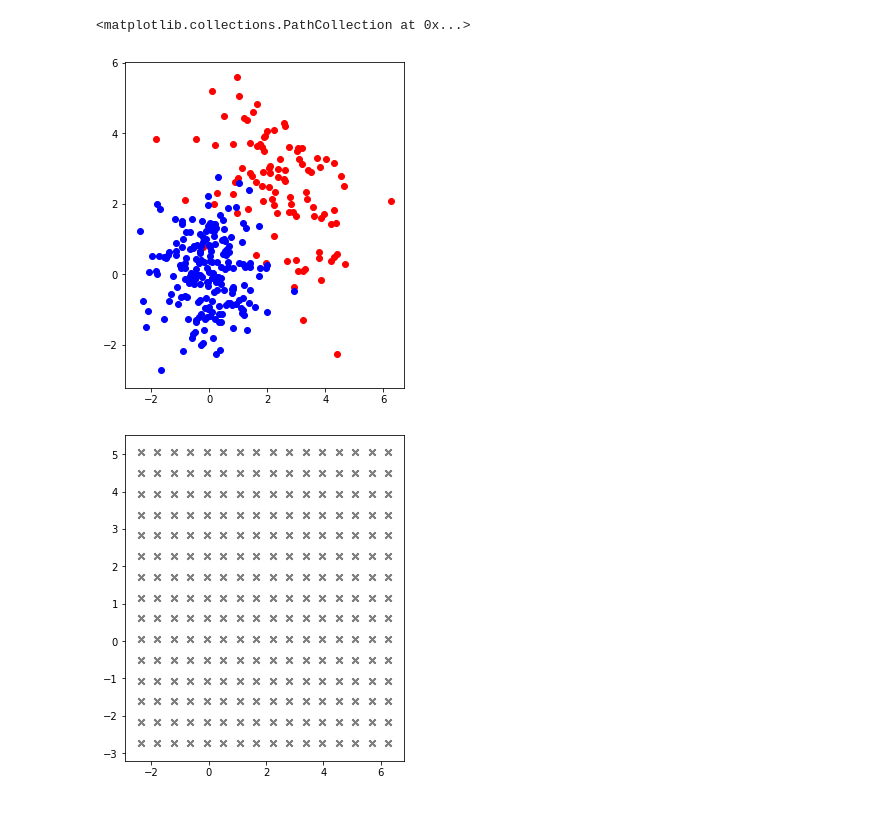
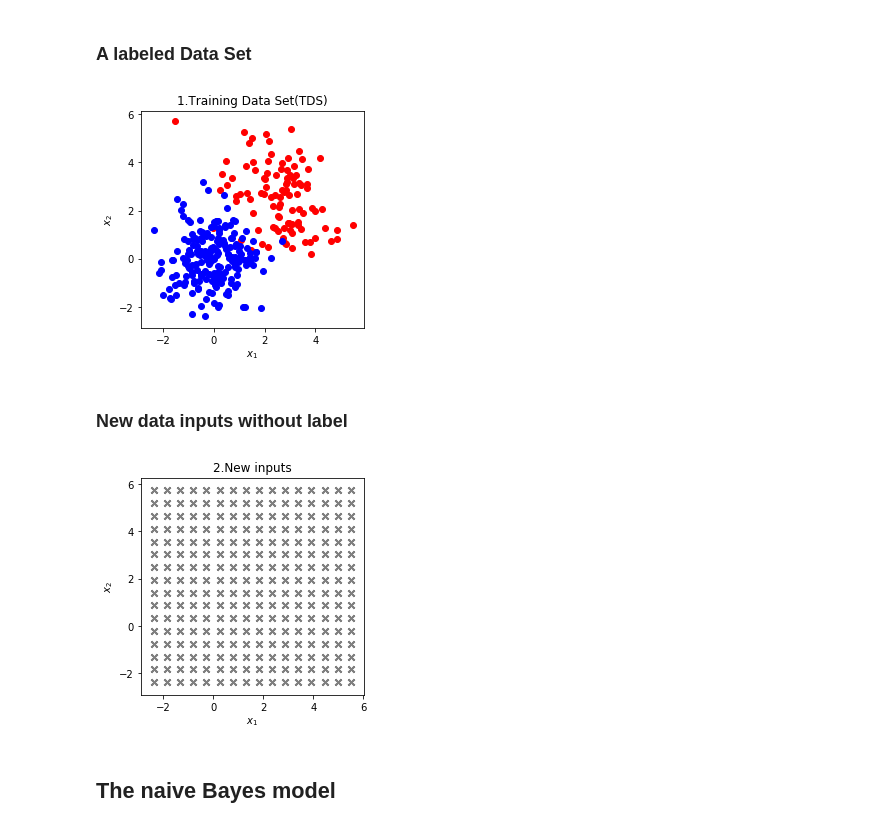
Before and after one commit to ZoeYou/mal-projet-tp-s5, a Jupyter notebook: tp1.ipynb, the cells around one changed output. Saved outputs shown, nothing was run; the diff lists cells and outputs as text; code cells hidden in the pictures.

```diff
--- a/tp1.ipynb
+++ b/tp1.ipynb
@@ -18,14 +24,22 @@ plt.scatter(xgauss1,xgauss2)
+# %% [markdown]
+### A labeled Data Set
 # %%
-group1=np.random.multivariate_normal([2.5,2.5],[[2,-0.8],[-0.8,2]],100)
+group1=np.random.multivariate_normal([2.5,2.5],
+                                     [[2,-0.8],[-0.8,2]],100)
+group2=np.random.multivariate_normal([0,0],
+                                     [[1,0],[0,1]],200)
-# %%
-group2=np.random.multivariate_normal([0,0],[[1,0],[0,1]],200)
 # %%
-plt.figure(figsize=(5,6))
+plt.figure(figsize=(4,4))
 plt.scatter(group1[:,0],group1[:,1],c='red')
 plt.scatter(group2[:,0],group2[:,1],c='blue')
+plt.xlabel('$x_1$')
+plt.ylabel('$x_2$')
+plt.title('1.Training Data Set(TDS)')
+plt.show()
 # %% [output]
-<matplotlib.collections.PathCollection at 0x...>
-[figure, old version]
+[figure, new version]
+# %% [markdown]
+### New data inputs without label
 # %%
 x1_min = min(np.concatenate((group1[:,0],group2[:,0])))
 x1_max = max(np.concatenate((group1[:,0],group2[:,0])))
@@ -36,8 +52,13 @@ x1Eval,x2Eval = np.meshgrid(np.arange(x1_min,x1_max,h1),np.arange(x2_min,x2_max,
 # %%
-plt.figure(figsize=(5,6))
+plt.figure(figsize=(4,4))
+plt.xlabel('$x_1$')
+plt.ylabel('$x_2$')
+plt.title('2.New inputs')
 for x1 in x1Eval:
     for x2 in x2Eval:
         plt.scatter(x1,x2,marker='x',c='gray')
 # %% [output]
-[figure, old version]
+[figure, new version]
+# %% [markdown]
+## The naive Bayes model
 # %%
```
Also changed, not shown: parts of 17 cells of this notebook.
